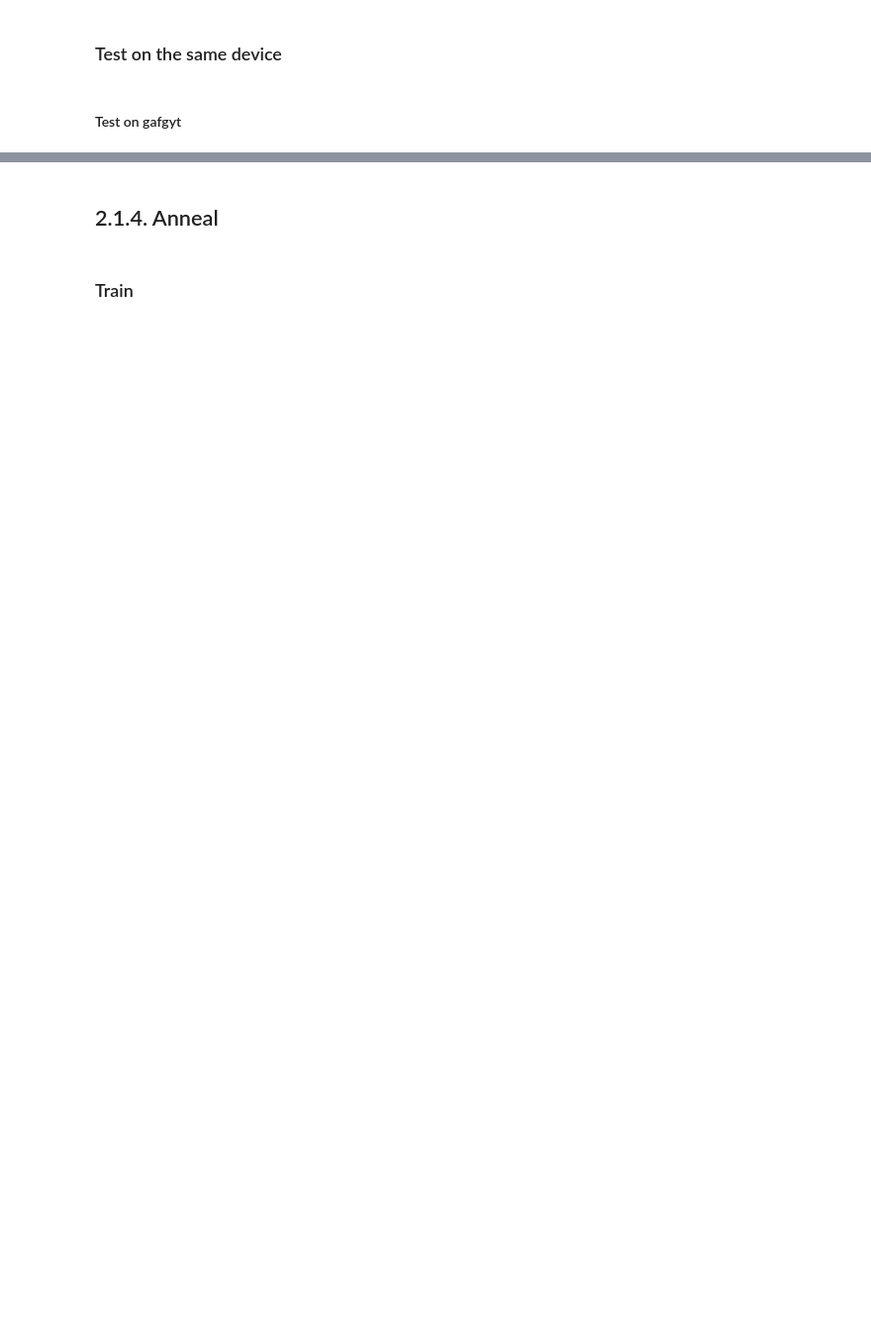
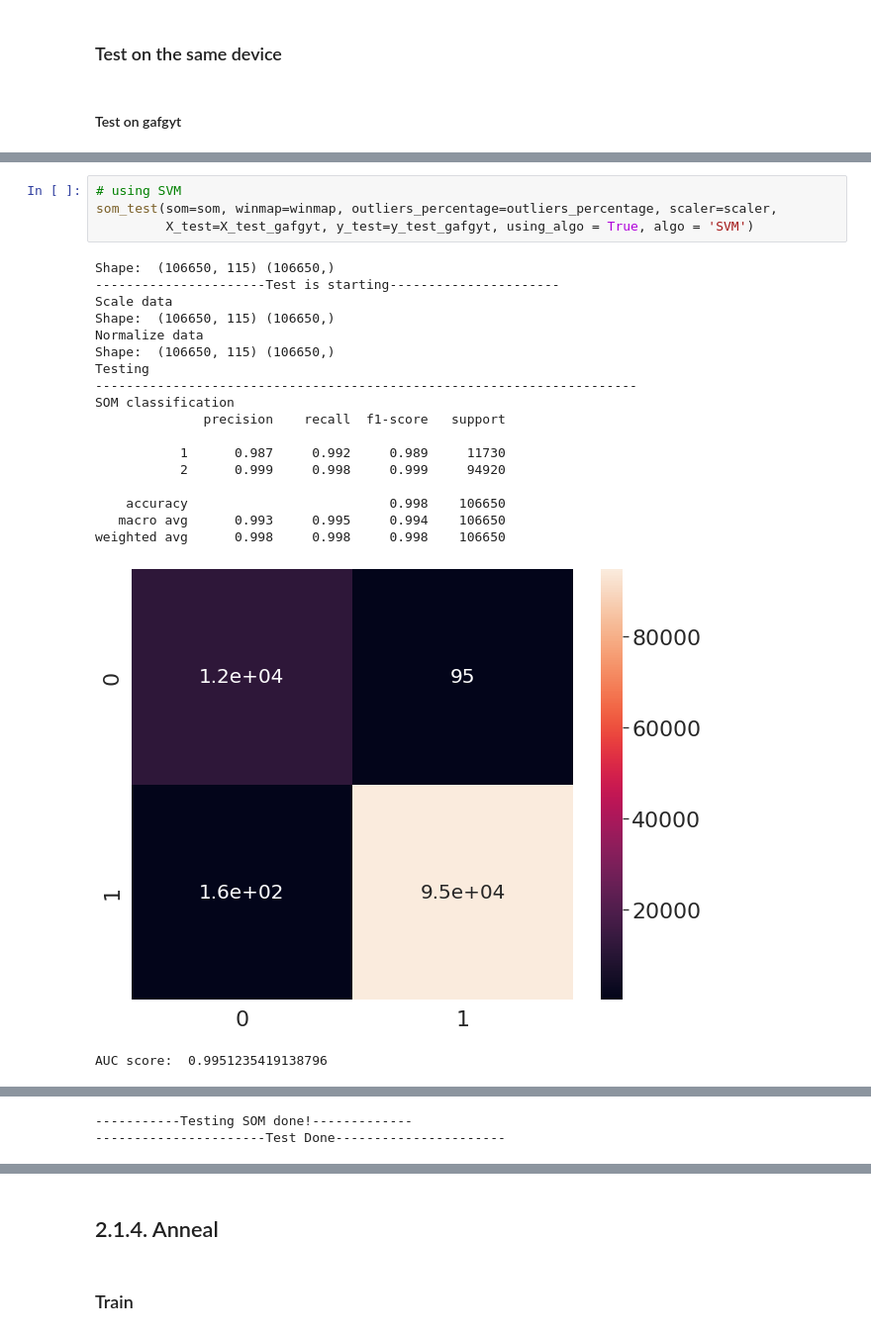
Before and after one commit to ladin157/SOM-KNN-IoT_AD, a Jupyter notebook: v2-notebooks/D3.ipynb, the cells around one changed output, grey strips where cells are left out. Shown at 99% size. Saved outputs shown, nothing was run; the diff lists cells and outputs as text; blank space fills up the shorter version.

Commit message:
classification update notebooks

```diff
--- a/v2-notebooks/D3.ipynb
+++ b/v2-notebooks/D3.ipynb
@@ -401,2 +276,26 @@ AUC score:  0.9973304481469387
 -----------Testing SOM done!-------------
 ----------------------Test Done----------------------
+# %%
+# using SVM
+som_test(som=som, winmap=winmap, outliers_percentage=outliers_percentage, scaler=scaler,
+         X_test=X_test_gafgyt, y_test=y_test_gafgyt, using_algo = True, algo = 'SVM')
+# %% [output]
+Shape:  (106650, 115) (106650,)
+----------------------Test is starting----------------------
+Scale data
+Shape:  (106650, 115) (106650,)
+Normalize data
+Shape:  (106650, 115) (106650,)
+Testing
+----------------------------------------------------------------------
+SOM classification
+              precision    recall  f1-score   support
+
+           1      0.987     0.992     0.989     11730
+           2      0.999     0.998     0.999     94920
+
+    accuracy                          0.998    106650
+   macro avg      0.993     0.995     0.994    106650
+weighted avg      0.998     0.998     0.998    106650
+[figure, added]
+AUC score:  0.9951235419138796
@@ -402,0 +303,2 @@ AUC score:  0.9973304481469387
+-----------Testing SOM done!-------------
+----------------------Test Done----------------------
```
Also changed, not shown: parts of 18 cells of this notebook, 2 other files.
